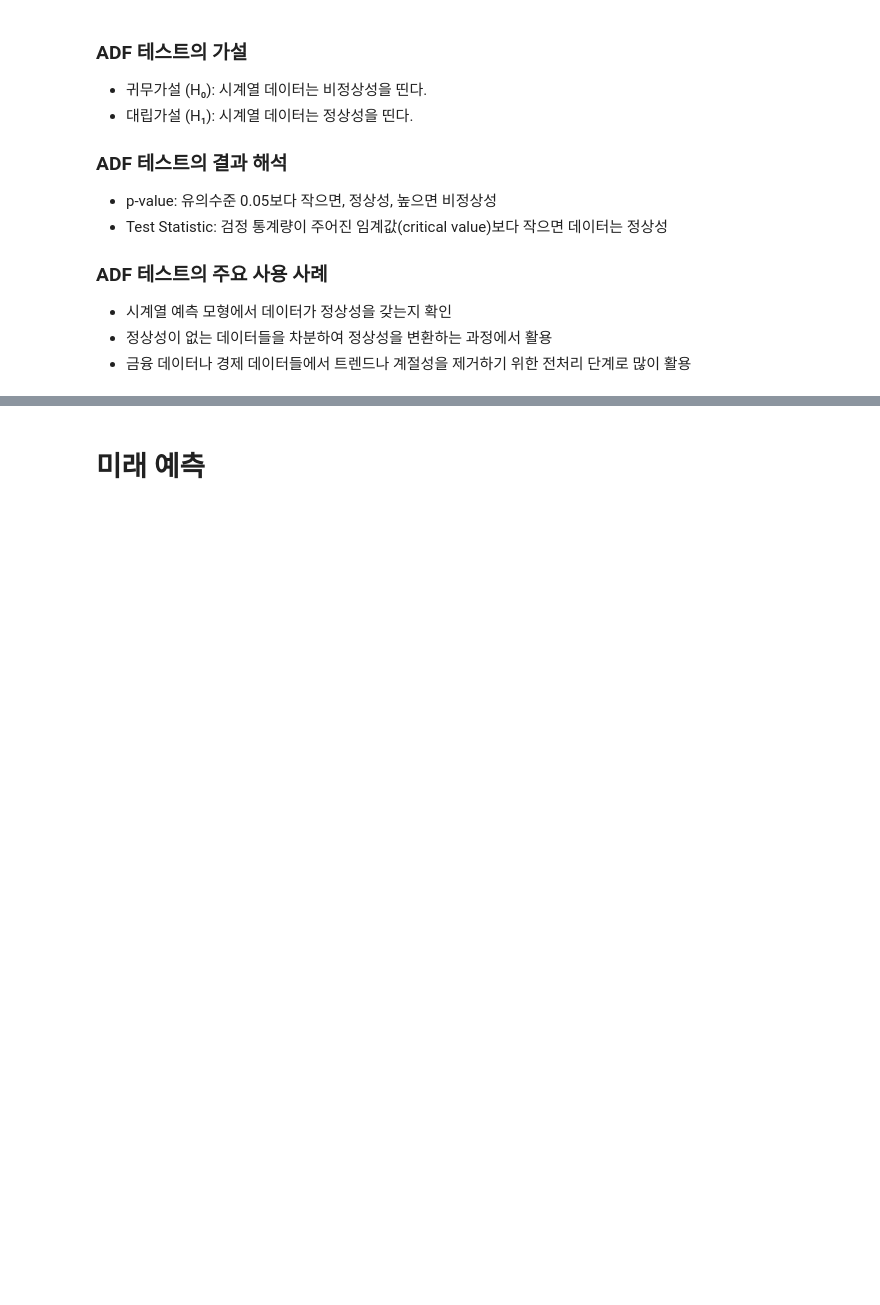
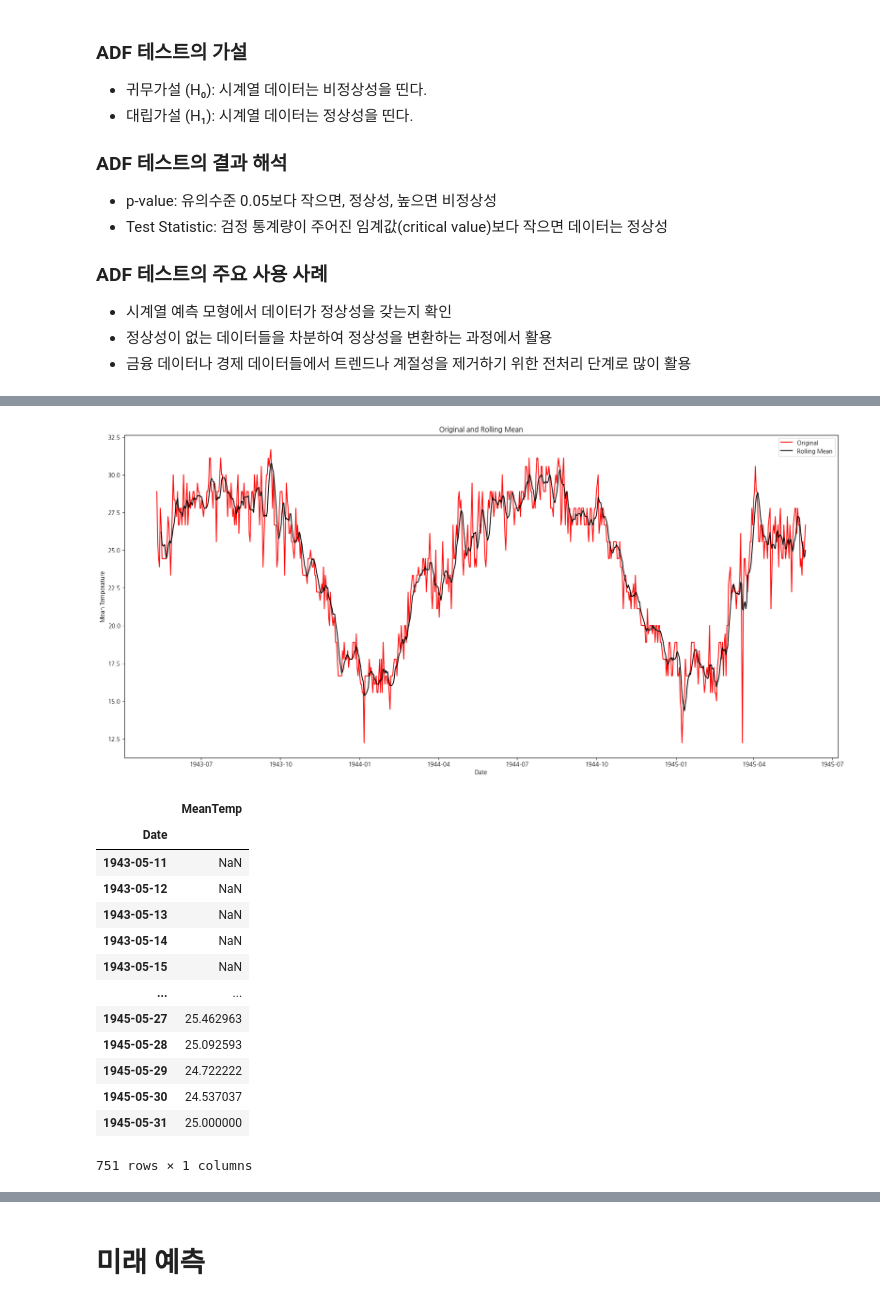
Before and after one commit to youngeunkoo/fintech_service, a Jupyter notebook: 09Time_series/02_시계열자료분석_2차세계대전공습_날씨데이터.ipynb, the cells around one changed output, grey strips where cells are left out. Saved outputs shown, nothing was run; the diff lists cells and outputs as text; code cells hidden in the pictures; blank space fills up the shorter version.

```diff
--- a/09Time_series/02_시계열자료분석_2차세계대전공습_날씨데이터.ipynb
+++ b/09Time_series/02_시계열자료분석_2차세계대전공습_날씨데이터.ipynb
@@ -625,3 +650,6 @@ ts
 ts['Date'].dtype
 # %% [output]
 dtype('<M8[ns]')
+# %%
+ts = ts.set_index('Date')
+ts
@@ -643,3 +686,25 @@ dtype('<M8[ns]')
 - 금융 데이터나 경제 데이터들에서 트렌드나 계절성을 제거하기 위한 전처리 단계로 많이 활용
 # %%
 from statsmodels.tsa.stattools import adfuller
+# %%
+# ADF 테스트 함수
+def check_adf(ts):
+    result = adfuller(ts, autolag='AIC')
+    print('Test statistic: ', result[0])
+    print("p-value: ", result[1])
+    print("Critical Values(임계값): ", result[4])
+
+
+
+# MA(Moving Average)함수
+def ma_func(ts, window_size):
+    rolmean = ts.rolling(window = window_size).mean()
+    plt.figure(figsize=(22,10))
+    origin = plt.plot(ts, color='red', label="Original")
+    mean = plt.plot(rolmean, color='black', label="Rolling Mean")
+    plt.xlabel("Date")
+    plt.ylabel("Mean Temperature")
+    plt.title("Original and Rolling Mean")
+    plt.legend()
+    plt.show()
+    return rolmean
@@ -645,0 +756,18 @@ from statsmodels.tsa.stattools import adfuller
+# %%
+ma_func(ts, 6)
+# %% [output]
+[figure, added]
+|  | MeanTemp |
+| Date |  |
+| 1943-05-11 | NaN |
+| 1943-05-12 | NaN |
+| 1943-05-13 | NaN |
+| 1943-05-14 | NaN |
+| 1943-05-15 | NaN |
+| ... | ... |
+| 1945-05-27 | 25.462963 |
+| 1945-05-28 | 25.092593 |
+| 1945-05-29 | 24.722222 |
+| 1945-05-30 | 24.537037 |
+| 1945-05-31 | 25.000000 |
+751 rows × 1 columns
```
Also changed, not shown: parts of 37 cells of this notebook, 2 other files.
